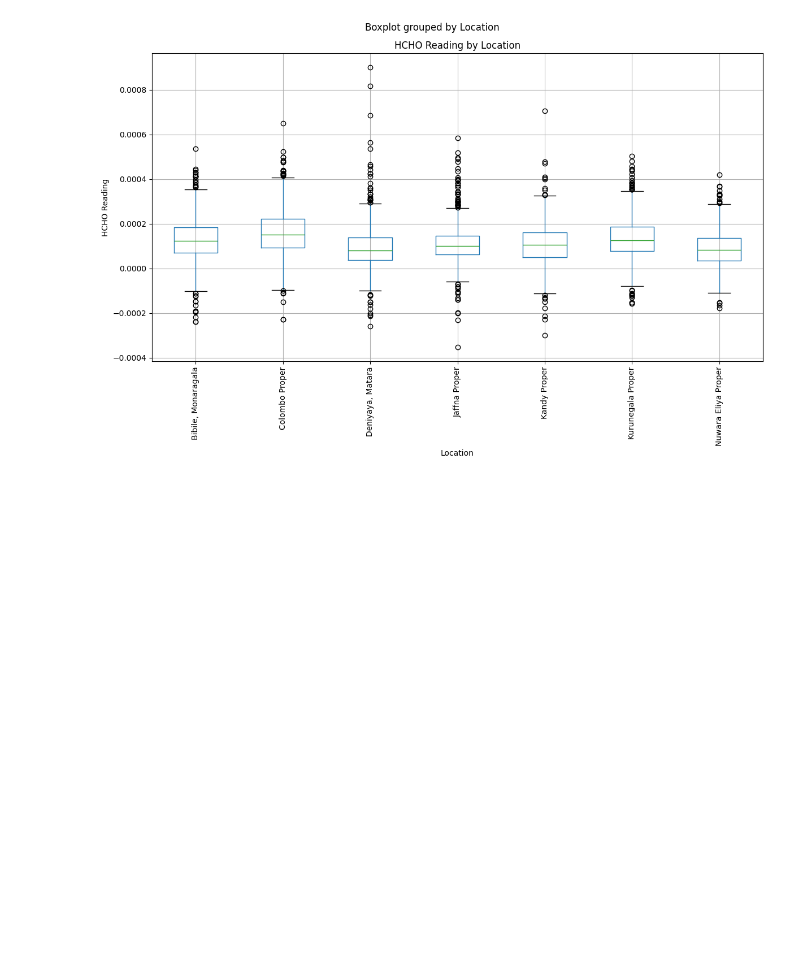
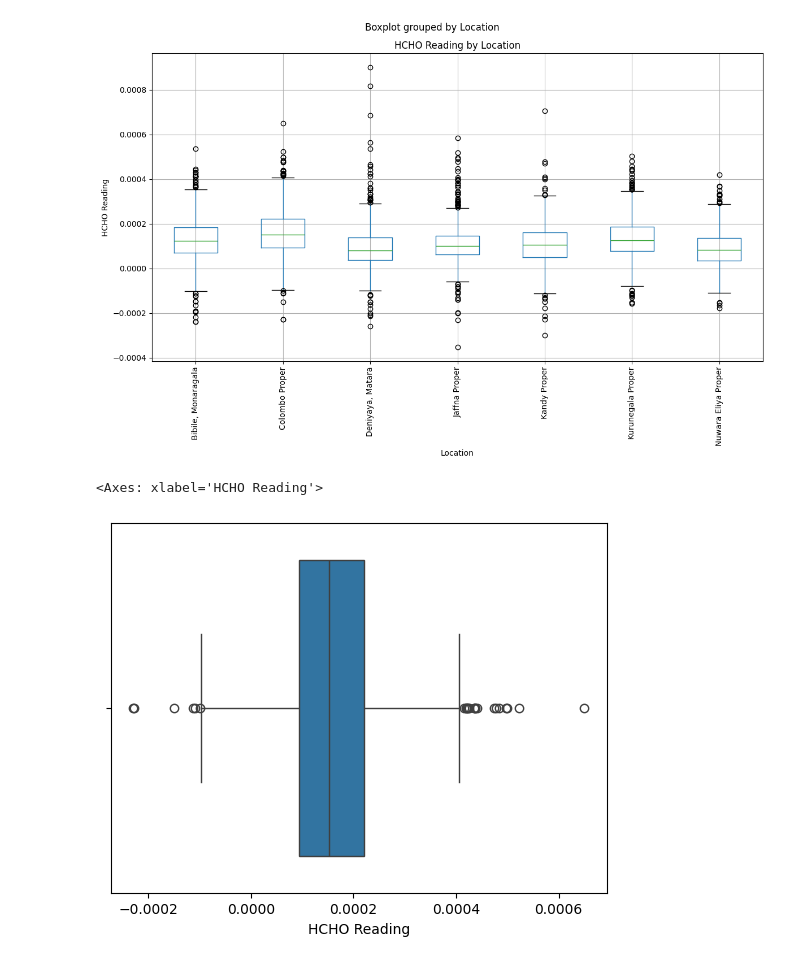
Before and after one commit to MinuriRajapakse/HCHO-Analysis, a Jupyter notebook: HCHO_Data_analysis_pandas.ipynb, the cells around one changed output. Saved outputs shown, nothing was run; the diff lists cells and outputs as text; code cells hidden in the pictures; blank space fills up the shorter version.

```diff
--- a/HCHO_Data_analysis_pandas.ipynb
+++ b/HCHO_Data_analysis_pandas.ipynb
@@ -174,3 +158,8 @@ plt.tight_layout()
 plt.show()
 # %% [output]
 [figure]
+# %%
+sns.boxplot(x='HCHO Reading', data=colombo_data)
+# %% [output]
+<Axes: xlabel='HCHO Reading'>
+[figure, added]
```
Also changed, not shown: parts of 47 cells of this notebook, 3 other files.
